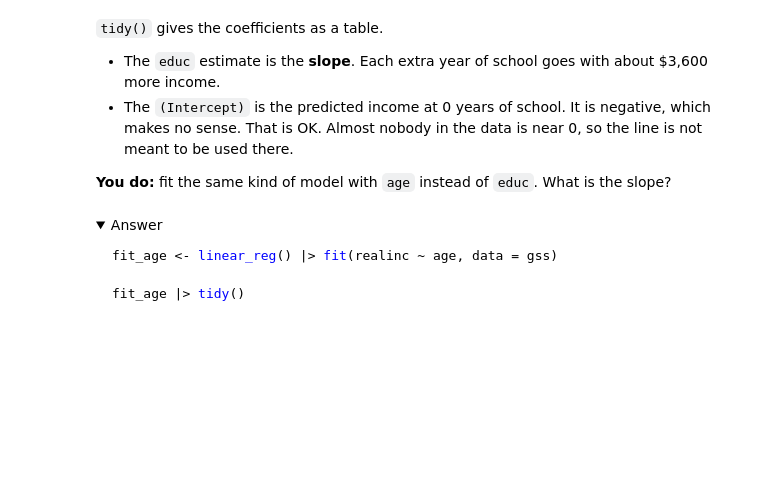
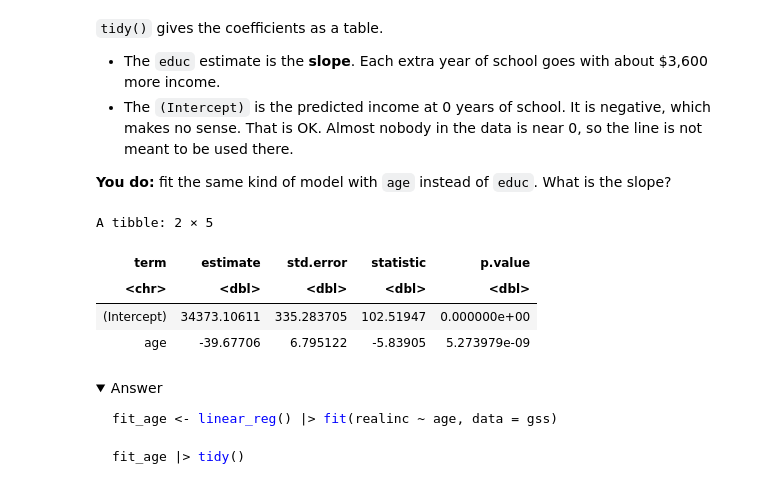
Before and after one commit to cjell/codespace, a Jupyter notebook: notebooks/08-lecture-regression.ipynb, the cells around one changed output. Drawn from its saved outputs; the diff is of its cells as text; code cells hidden in the pictures; folded sections open; blank space fills up the shorter version.

```diff
--- a/notebooks/08-lecture-regression.ipynb
+++ b/notebooks/08-lecture-regression.ipynb
@@ -64,6 +114,16 @@ fit1 |> tidy()
 - The `(Intercept)` is the predicted income at 0 years of school. It is negative, which makes no sense. That is OK. Almost nobody in the data is near 0, so the line is not meant to be used there.
 
 **You do:** fit the same kind of model with `age` instead of `educ`. What is the slope?
+# %%
+fit_age <- linear_reg() |> fit(realinc ~ age, data = gss)
+
+fit_age |> tidy()
+# %% [output]
+A tibble: 2 × 5
+| term | estimate | std.error | statistic | p.value |
+| <chr> | <dbl> | <dbl> | <dbl> | <dbl> |
+| (Intercept) | 34373.10611 | 335.283705 | 102.51947 | 0.000000e+00 |
+| age | -39.67706 | 6.795122 | -5.83905 | 5.273979e-09 |
 # %% [markdown]
 <details>
 <summary>Answer</summary>
```
Also changed, not shown: parts of 21 cells of this notebook, 2 other files.
